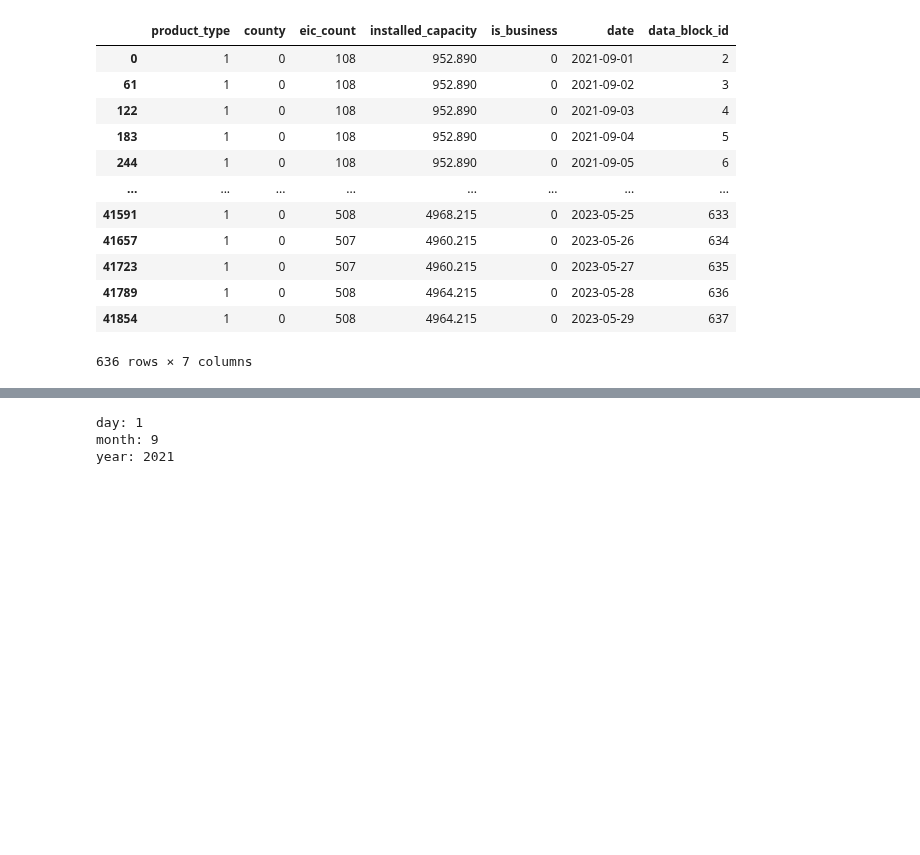
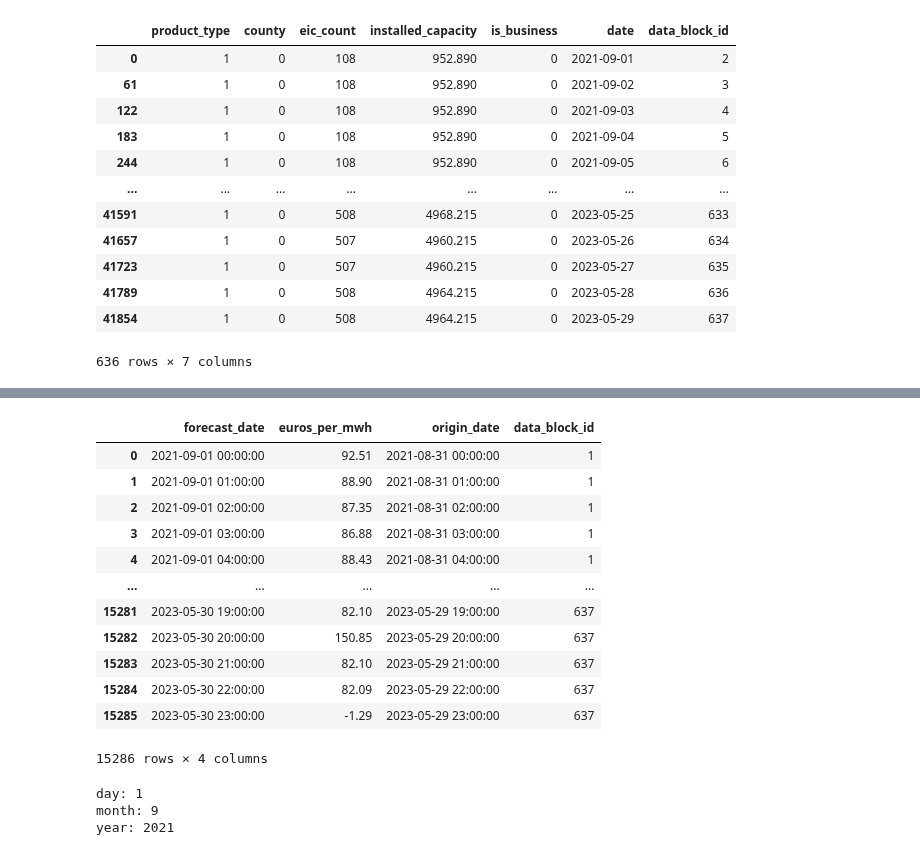
Before and after one commit to steimel60/Kaggle-Enefit, a Jupyter notebook: enefit-energy-predictor.ipynb, the cells around one changed output, grey strips where cells are left out. Saved outputs shown, nothing was run; the diff lists cells and outputs as text; code cells hidden in the pictures; blank space fills up the shorter version.

```diff
--- a/enefit-energy-predictor.ipynb
+++ b/enefit-energy-predictor.ipynb
@@ -164,3 +204,21 @@ See the caveats in the documentation: https://pandas.pydata.org/pandas-docs/stab
+# %%
+electric['forecast_date'] = pd.to_datetime(electric['forecast_date'])
+electric['origin_date'] = pd.to_datetime(electric['origin_date'])
+electric
+# %% [output]
+|  | forecast_date | euros_per_mwh | origin_date | data_block_id |
+| 0 | 2021-09-01 00:00:00 | 92.51 | 2021-08-31 00:00:00 | 1 |
+| 1 | 2021-09-01 01:00:00 | 88.90 | 2021-08-31 01:00:00 | 1 |
+| 2 | 2021-09-01 02:00:00 | 87.35 | 2021-08-31 02:00:00 | 1 |
+| 3 | 2021-09-01 03:00:00 | 86.88 | 2021-08-31 03:00:00 | 1 |
+| 4 | 2021-09-01 04:00:00 | 88.43 | 2021-08-31 04:00:00 | 1 |
+| ... | ... | ... | ... | ... |
+| 15281 | 2023-05-30 19:00:00 | 82.10 | 2023-05-29 19:00:00 | 637 |
+| 15282 | 2023-05-30 20:00:00 | 150.85 | 2023-05-29 20:00:00 | 637 |
+| 15283 | 2023-05-30 21:00:00 | 82.10 | 2023-05-29 21:00:00 | 637 |
+| 15284 | 2023-05-30 22:00:00 | 82.09 | 2023-05-29 22:00:00 | 637 |
+| 15285 | 2023-05-30 23:00:00 | -1.29 | 2023-05-29 23:00:00 | 637 |
+15286 rows × 4 columns
 # %%
 print("day:",example['datetime'][0].day)
 print("month:",example['datetime'][0].month)
```
Also changed, not shown: parts of 7 cells of this notebook.
